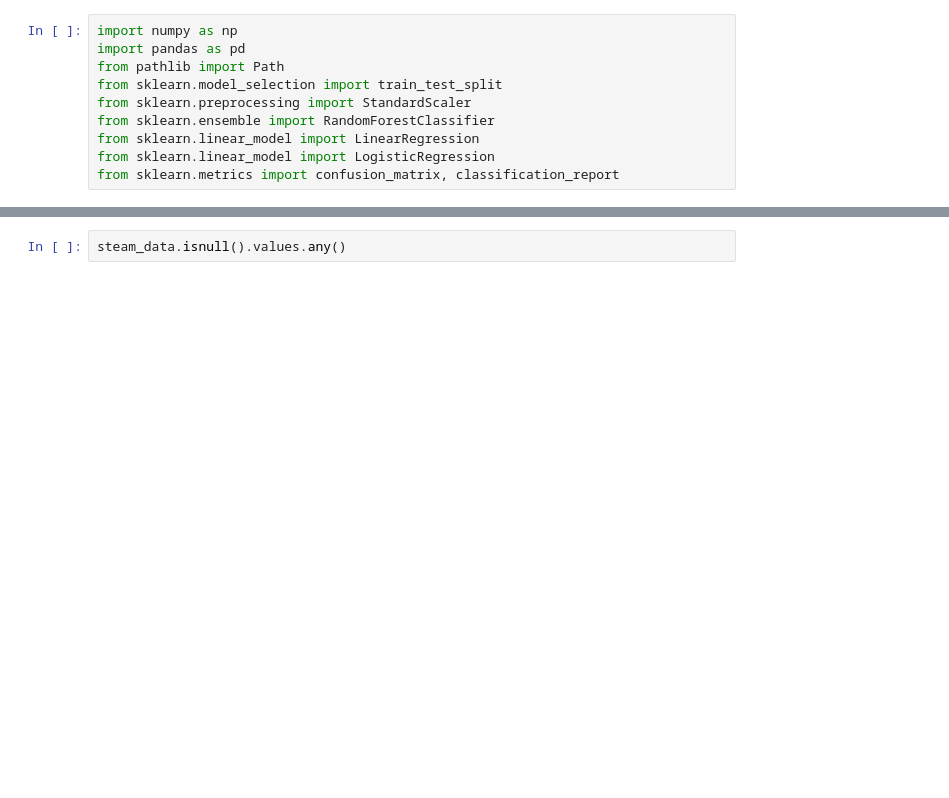
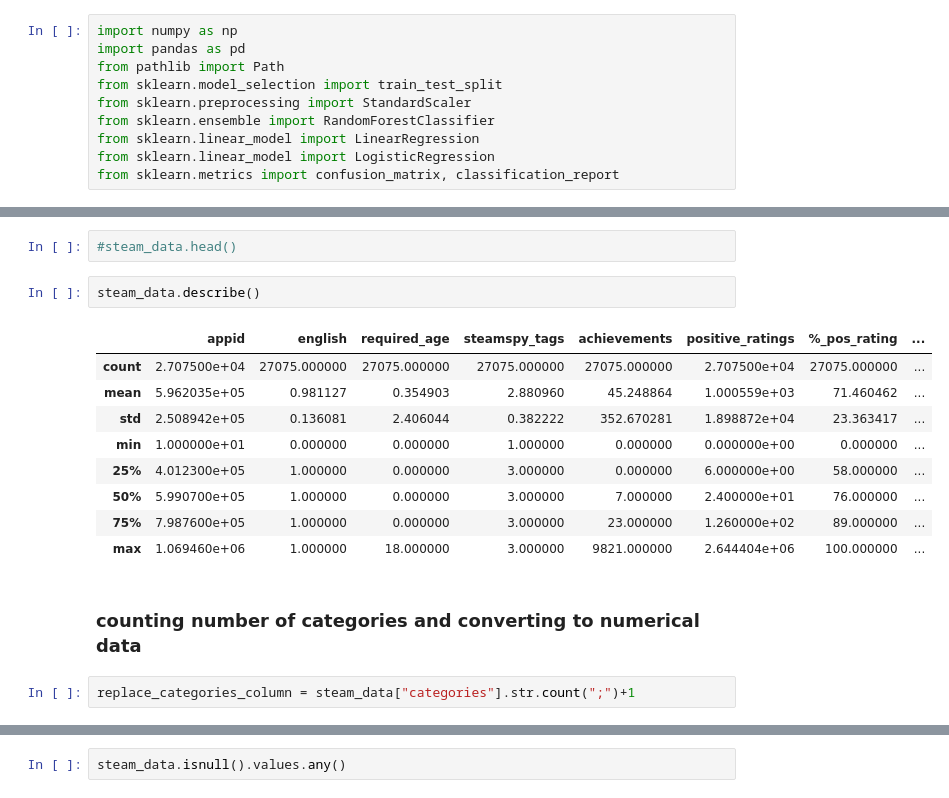
Before and after one commit to SofiaKauser/Steam-Project, a Jupyter notebook: Project_4.ipynb, the cells around one changed output, grey strips where cells are left out. Saved outputs shown, nothing was run; the diff lists cells and outputs as text; blank space fills up the shorter version.

```diff
--- a/Project_4.ipynb
+++ b/Project_4.ipynb
@@ -23,0 +42,18 @@ steam_data.head()
+# %%
+#steam_data.head()
+# %%
+steam_data.describe()
+# %% [output]
+|  | appid | english | required_age | steamspy_tags | achievements | positive_ratings | %_pos_rating | ... |
+| count | 2.707500e+04 | 27075.000000 | 27075.000000 | 27075.000000 | 27075.000000 | 2.707500e+04 | 27075.000000 | ... |
+| mean | 5.962035e+05 | 0.981127 | 0.354903 | 2.880960 | 45.248864 | 1.000559e+03 | 71.460462 | ... |
+| std | 2.508942e+05 | 0.136081 | 2.406044 | 0.382222 | 352.670281 | 1.898872e+04 | 23.363417 | ... |
+| min | 1.000000e+01 | 0.000000 | 0.000000 | 1.000000 | 0.000000 | 0.000000e+00 | 0.000000 | ... |
+| 25% | 4.012300e+05 | 1.000000 | 0.000000 | 3.000000 | 0.000000 | 6.000000e+00 | 58.000000 | ... |
+| 50% | 5.990700e+05 | 1.000000 | 0.000000 | 3.000000 | 7.000000 | 2.400000e+01 | 76.000000 | ... |
+| 75% | 7.987600e+05 | 1.000000 | 0.000000 | 3.000000 | 23.000000 | 1.260000e+02 | 89.000000 | ... |
+| max | 1.069460e+06 | 1.000000 | 18.000000 | 3.000000 | 9821.000000 | 2.644404e+06 | 100.000000 | ... |
+# %% [markdown]
+###  counting number of categories and converting to numerical data
+# %%
+replace_categories_column = steam_data["categories"].str.count(";")+1
```
Also changed, not shown: parts of 20 cells of this notebook.
